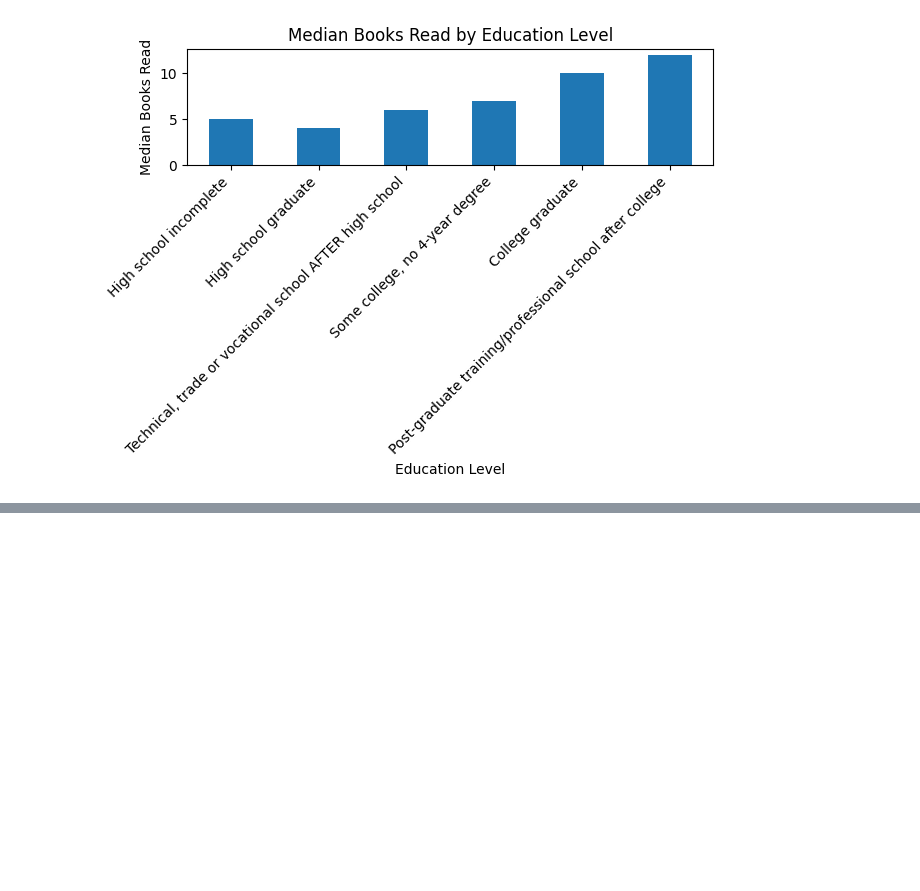
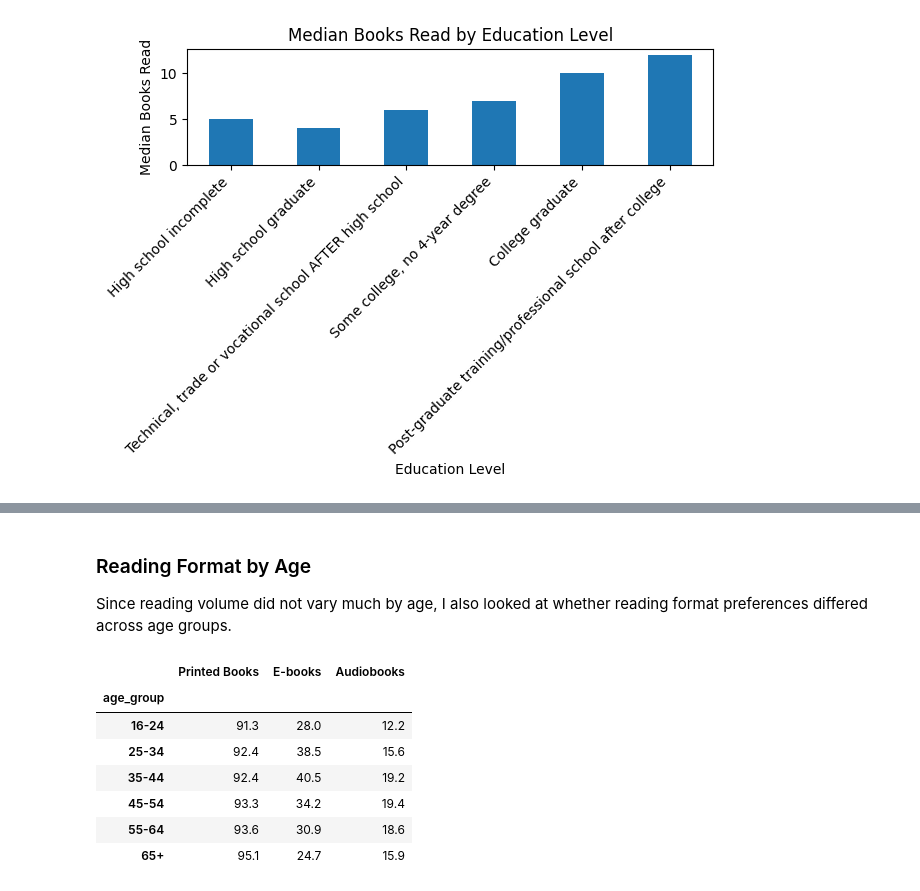
Before and after one commit to kikieliu/reading-habits-analysis, a Jupyter notebook: reading_habits_analysis.ipynb, the cells around one changed output, grey strips where cells are left out. Cells and saved outputs as stored; diff of their text form; code cells hidden in the pictures; blank space fills up the shorter version.

```diff
--- a/reading_habits_analysis.ipynb
+++ b/reading_habits_analysis.ipynb
@@ -400,0 +533,33 @@ The technical/trade/vocational school group was much smaller than the others, wi
+# %% [markdown]
+### Reading Format by Age
+Since reading volume did not vary much by age, I also looked at whether reading format preferences differed across age groups.
+# %%
+age_format_usage = {}
+
+format_columns = {
+    "Printed Books": "printed",
+    "E-books": "ebook",
+    "Audiobooks": "audiobook"
+}
+
+for label, column in format_columns.items():
+    valid = df[df[column].isin(["Yes", "No"])]
+
+    age_format_usage[label] = (
+        valid
+        .groupby("age_group", observed=False)[column]
+        .apply(lambda x: (x == "Yes").mean() * 100)
+    )
+
+age_format_usage = pd.DataFrame(age_format_usage)
+
+age_format_usage.round(1)
+# %% [output]
+|  | Printed Books | E-books | Audiobooks |
+| age_group |  |  |  |
+| 16-24 | 91.3 | 28.0 | 12.2 |
+| 25-34 | 92.4 | 38.5 | 15.6 |
+| 35-44 | 92.4 | 40.5 | 19.2 |
+| 45-54 | 93.3 | 34.2 | 19.4 |
+| 55-64 | 93.6 | 30.9 | 18.6 |
+| 65+ | 95.1 | 24.7 | 15.9 |
```
Also changed, not shown: parts of 22 cells of this notebook.
